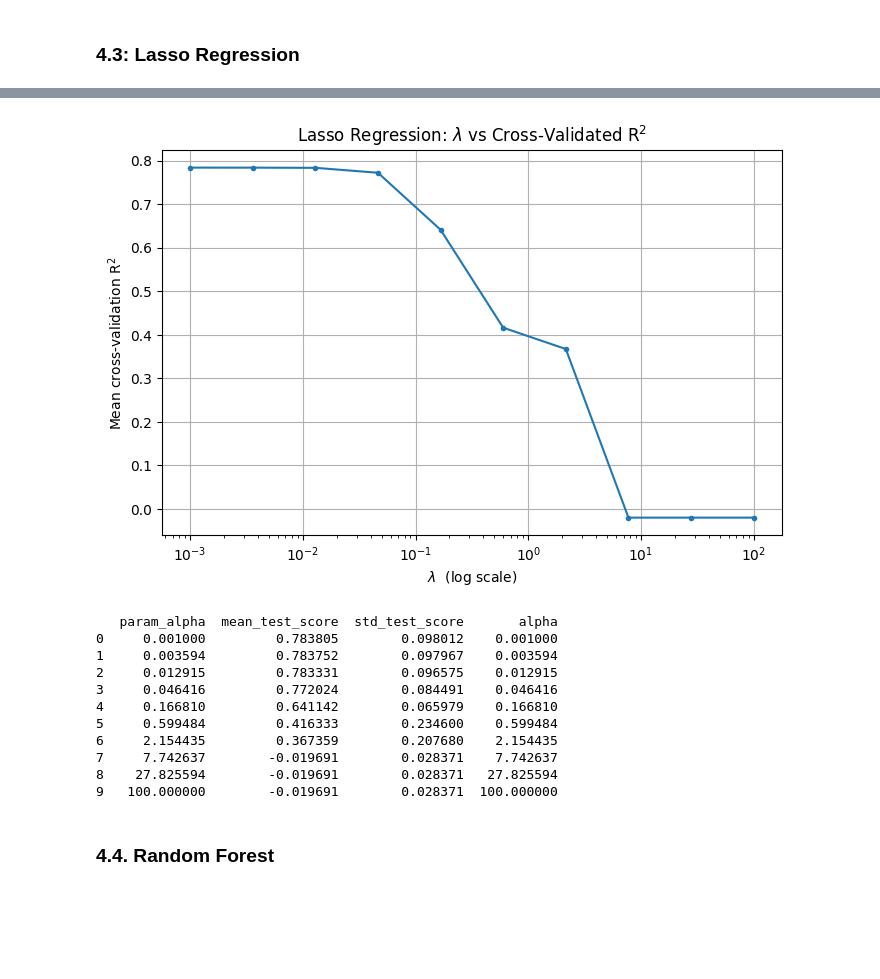
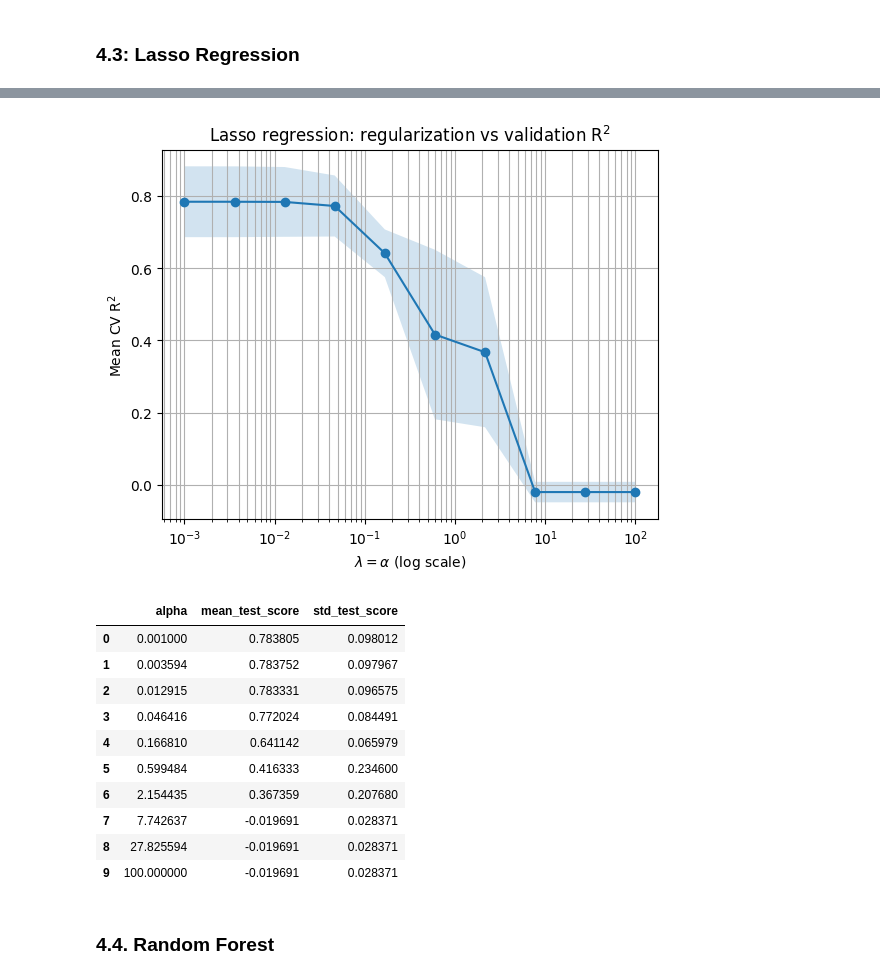
Before and after one commit to veryconfusedlol/sdse-final-project, a Jupyter notebook: sdse-final-project-formatted-1.ipynb, the cells around one changed output, grey strips where cells are left out. Drawn from its saved outputs; the diff is of its cells as text; code cells hidden in the pictures; blank space fills up the shorter version.

```diff
--- a/sdse-final-project-formatted-1.ipynb
+++ b/sdse-final-project-formatted-1.ipynb
@@ -522,21 +543,28 @@ r2 = r2_score(y_test, y_pred)
 print("Best Lasso Test $R^2$:", r2)
 
 results_lasso = pd.DataFrame(grid.cv_results_)
-results_lasso = results_lasso[['param_alpha', 'mean_test_score', 'std_test_score']]
-results_lasso['alpha'] = results_lasso['param_alpha'].astype(float)
+results_lasso["alpha"] = results_lasso["param_alpha"].astype(float)
 
-# Plot
-plt.figure(figsize=(8,5))
-plt.plot(results_lasso['alpha'], results_lasso['mean_test_score'], marker='.')
-
-plt.xscale('log')
-plt.xlabel('$\lambda$  (log scale)')
-plt.ylabel('Mean cross-validation R$^2$')
-plt.title('Lasso Regression: $\lambda$ vs Cross-Validated R$^2$')
-plt.grid(True)
+plt.figure()
+plt.semilogx(
+    results_lasso["alpha"],
+    results_lasso["mean_test_score"],
+    marker="o",
+    linestyle="-"
+)
+plt.fill_between(
+    results_lasso["alpha"],
+    results_lasso["mean_test_score"] - results_lasso["std_test_score"],
+    results_lasso["mean_test_score"] + results_lasso["std_test_score"],
+    alpha=0.2
+)
+plt.xlabel(r"$\lambda = \alpha$ (log scale)")
+plt.ylabel("Mean CV R$^2$")
+plt.title("Lasso regression: regularization vs validation R$^2$")
+plt.grid(True, which="both")
 plt.show()
 
-print(results_lasso)
+results_lasso[["alpha", "mean_test_score", "std_test_score"]]
 # %% [output]
 Best alpha after parameter optimization: alpha =  0.001
 Best cross-validation parameter sweep $R^2$: 0.7838049580446235
@@ -544,15 +572,15 @@ Best Lasso Test $R^2$: 0.6603259182038907
-[figure, old version]
+[figure, new version]
-   param_alpha  mean_test_score  std_test_score       alpha
-0     0.001000         0.783805        0.098012    0.001000
-1     0.003594         0.783752        0.097967    0.003594
-2     0.012915         0.783331        0.096575    0.012915
-3     0.046416         0.772024        0.084491    0.046416
-4     0.166810         0.641142        0.065979    0.166810
-5     0.599484         0.416333        0.234600    0.599484
-6     2.154435         0.367359        0.207680    2.154435
-7     7.742637        -0.019691        0.028371    7.742637
-8    27.825594        -0.019691        0.028371   27.825594
-9   100.000000        -0.019691        0.028371  100.000000
+|  | alpha | mean_test_score | std_test_score |
+| 0 | 0.001000 | 0.783805 | 0.098012 |
+| 1 | 0.003594 | 0.783752 | 0.097967 |
+| 2 | 0.012915 | 0.783331 | 0.096575 |
+| 3 | 0.046416 | 0.772024 | 0.084491 |
+| 4 | 0.166810 | 0.641142 | 0.065979 |
+| 5 | 0.599484 | 0.416333 | 0.234600 |
+| 6 | 2.154435 | 0.367359 | 0.207680 |
+| 7 | 7.742637 | -0.019691 | 0.028371 |
+| 8 | 27.825594 | -0.019691 | 0.028371 |
+| 9 | 100.000000 | -0.019691 | 0.028371 |
 # %% [markdown]
 ### 4.4. Random Forest
 # %%
```
Also changed, not shown: parts of 14 cells of this notebook.
